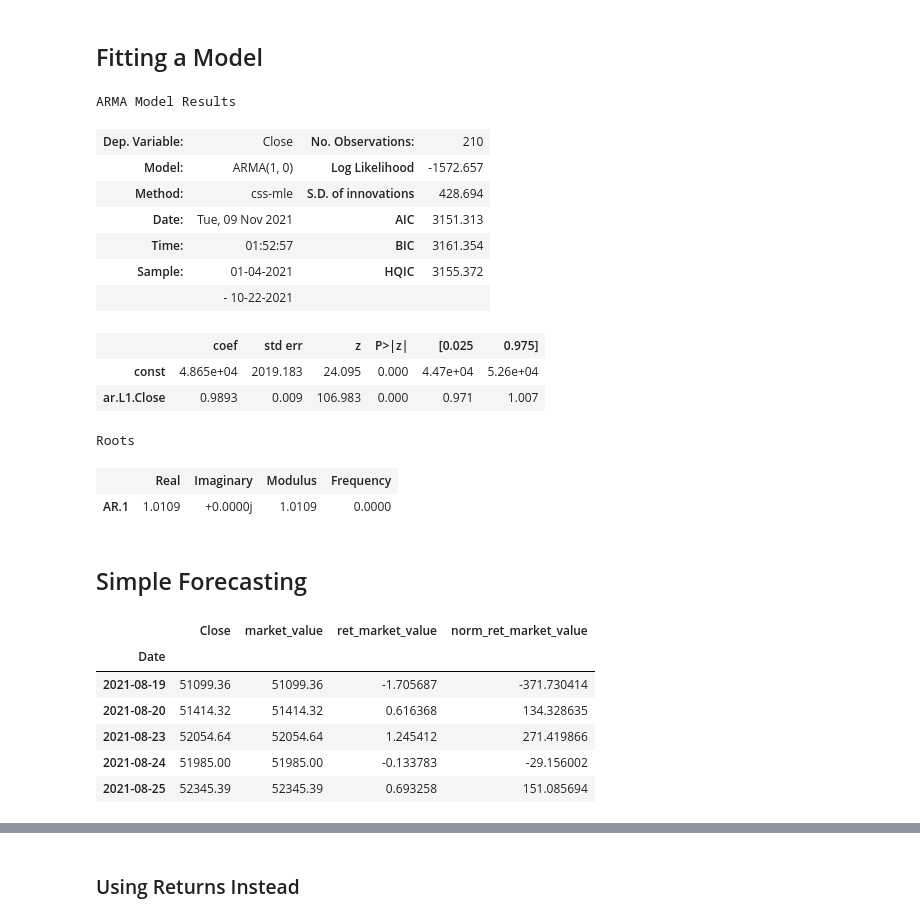
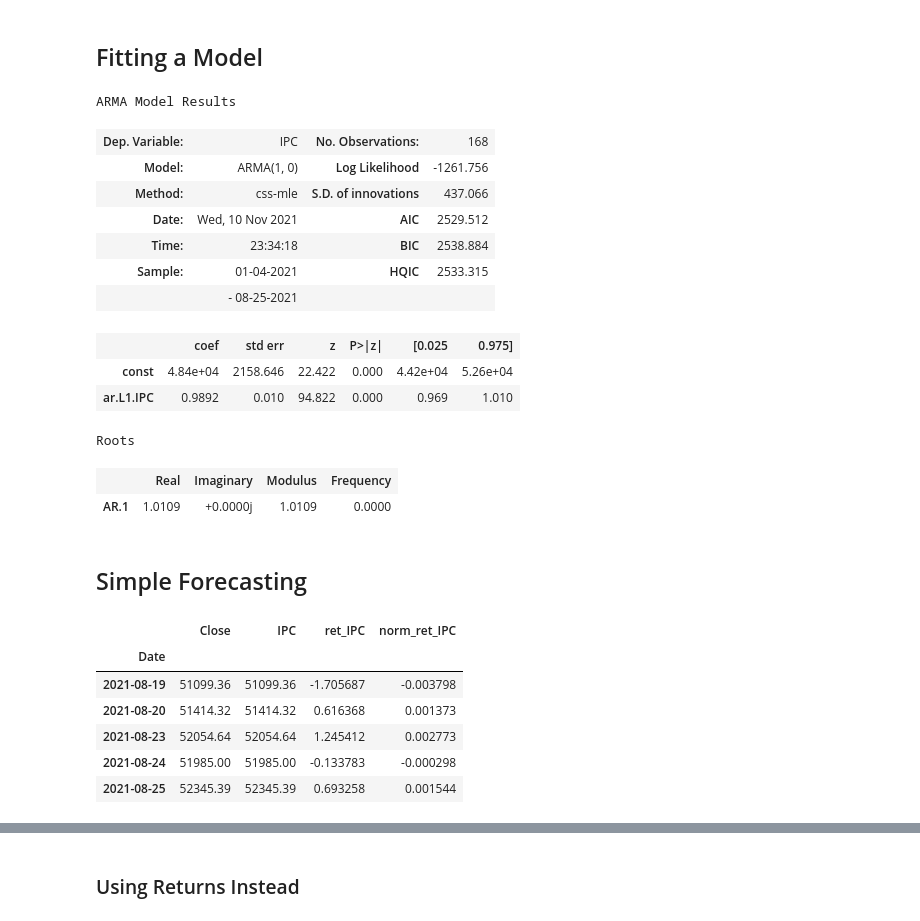
Before and after one commit to jjsalazarr/curso-series-temporales, a Jupyter notebook: 12. Prediciendo el futuro/Python/16_PrediciendoFuturo.ipynb, the cells around one changed output, grey strips where cells are left out. Cells and saved outputs as stored; diff of their text form; code cells hidden in the pictures.

```diff
--- a/12. Prediciendo el futuro/Python/16_PrediciendoFuturo.ipynb
+++ b/12. Prediciendo el futuro/Python/16_PrediciendoFuturo.ipynb
@@ -57,10 +61,10 @@ df_comp=df_comp.asfreq('b')
 df_comp=df_comp.fillna(method='ffill')
 df_comp.head()
 
-df_comp['market_value']=df_comp
+df_comp['IPC']=df_comp.Close
 # %% [markdown]
 ## Creating Returns
 # %%
-df_comp['ret_market_value'] = df_comp.market_value.pct_change(1).mul(100)
+df_comp['ret_IPC'] = df_comp.IPC.pct_change(1).mul(100)
 df_comp.head()
 # %% [output]
@@ -72,6 +76,6 @@ df_comp.head()
 | 2021-01-07 | 46188.66 | 46188.66 | 1.319450 |
 | 2021-01-08 | 46729.30 | 46729.30 | 1.170504 |
 # %%
-df_comp['norm_ret_market_value'] = df_comp.ret_market_value.div(df_comp.ret_market_value[1])*100
+df_comp['norm_ret_IPC'] = df_comp.ret_IPC.div(df_comp.IPC[1])*100
 df_comp.head()
 # %% [output]
@@ -100,21 +134,21 @@ df.head()
 # %% [markdown]
 ## Fitting a Model
 # %%
-model_ar = ARIMA(df_comp.Close, order = (1,0,0))
+model_ar = ARIMA(df.IPC, order = (1,0,0))
 results_ar = model_ar.fit()
 results_ar.summary()
 # %% [output]
 ARMA Model Results
-| Dep. Variable: | Close | No. Observations: | 210 |
-| Model: | ARMA(1, 0) | Log Likelihood | -1572.657 |
-| Method: | css-mle | S.D. of innovations | 428.694 |
-| Date: | Tue, 09 Nov 2021 | AIC | 3151.313 |
-| Time: | 01:52:57 | BIC | 3161.354 |
-| Sample: | 01-04-2021 | HQIC | 3155.372 |
-|  | - 10-22-2021 |  |  |
+| Dep. Variable: | IPC | No. Observations: | 168 |
+| Model: | ARMA(1, 0) | Log Likelihood | -1261.756 |
+| Method: | css-mle | S.D. of innovations | 437.066 |
+| Date: | Wed, 10 Nov 2021 | AIC | 2529.512 |
+| Time: | 23:34:18 | BIC | 2538.884 |
+| Sample: | 01-04-2021 | HQIC | 2533.315 |
+|  | - 08-25-2021 |  |  |
 |  | coef | std err | z | P>|z| | [0.025 | 0.975] |
-| const | 4.865e+04 | 2019.183 | 24.095 | 0.000 | 4.47e+04 | 5.26e+04 |
-| ar.L1.Close | 0.9893 | 0.009 | 106.983 | 0.000 | 0.971 | 1.007 |
+| const | 4.84e+04 | 2158.646 | 22.422 | 0.000 | 4.42e+04 | 5.26e+04 |
+| ar.L1.IPC | 0.9892 | 0.010 | 94.822 | 0.000 | 0.969 | 1.010 |
 Roots
 |  | Real | Imaginary | Modulus | Frequency |
 | AR.1 | 1.0109 | +0.0000j | 1.0109 | 0.0000 |
@@ -123,13 +157,13 @@ Roots
 # %%
 df.tail()
 # %% [output]
-|  | Close | market_value | ret_market_value | norm_ret_market_value |
+|  | Close | IPC | ret_IPC | norm_ret_IPC |
 | Date |  |  |  |  |
-| 2021-08-19 | 51099.36 | 51099.36 | -1.705687 | -371.730414 |
-| 2021-08-20 | 51414.32 | 51414.32 | 0.616368 | 134.328635 |
-| 2021-08-23 | 52054.64 | 52054.64 | 1.245412 | 271.419866 |
-| 2021-08-24 | 51985.00 | 51985.00 | -0.133783 | -29.156002 |
-| 2021-08-25 | 52345.39 | 52345.39 | 0.693258 | 151.085694 |
+| 2021-08-19 | 51099.36 | 51099.36 | -1.705687 | -0.003798 |
+| 2021-08-20 | 51414.32 | 51414.32 | 0.616368 | 0.001373 |
+| 2021-08-23 | 52054.64 | 52054.64 | 1.245412 | 0.002773 |
+| 2021-08-24 | 51985.00 | 51985.00 | -0.133783 | -0.000298 |
+| 2021-08-25 | 52345.39 | 52345.39 | 0.693258 | 0.001544 |
 # %%
 # create variables that will help us change the periods easily instead of typing them up every time
 # make sure the start and end dates are business days, otherwise the code will result in an error
```
Also changed, not shown: parts of 13 cells of this notebook.
